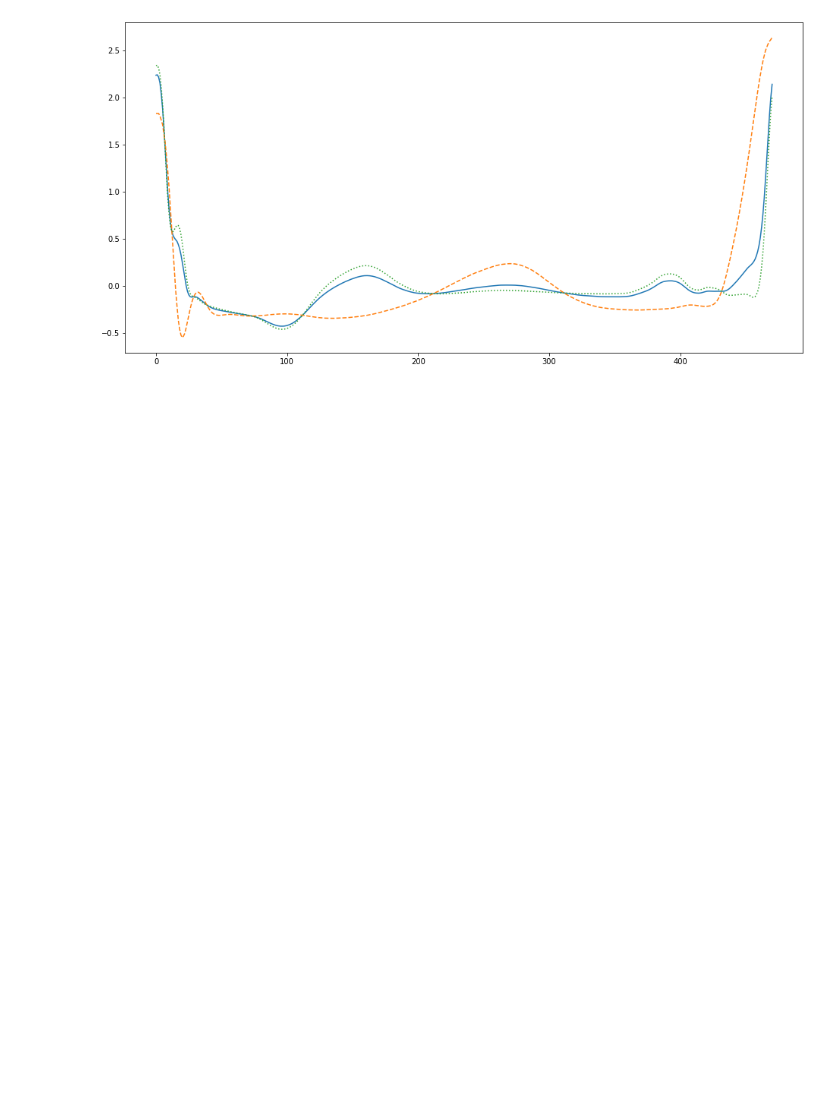
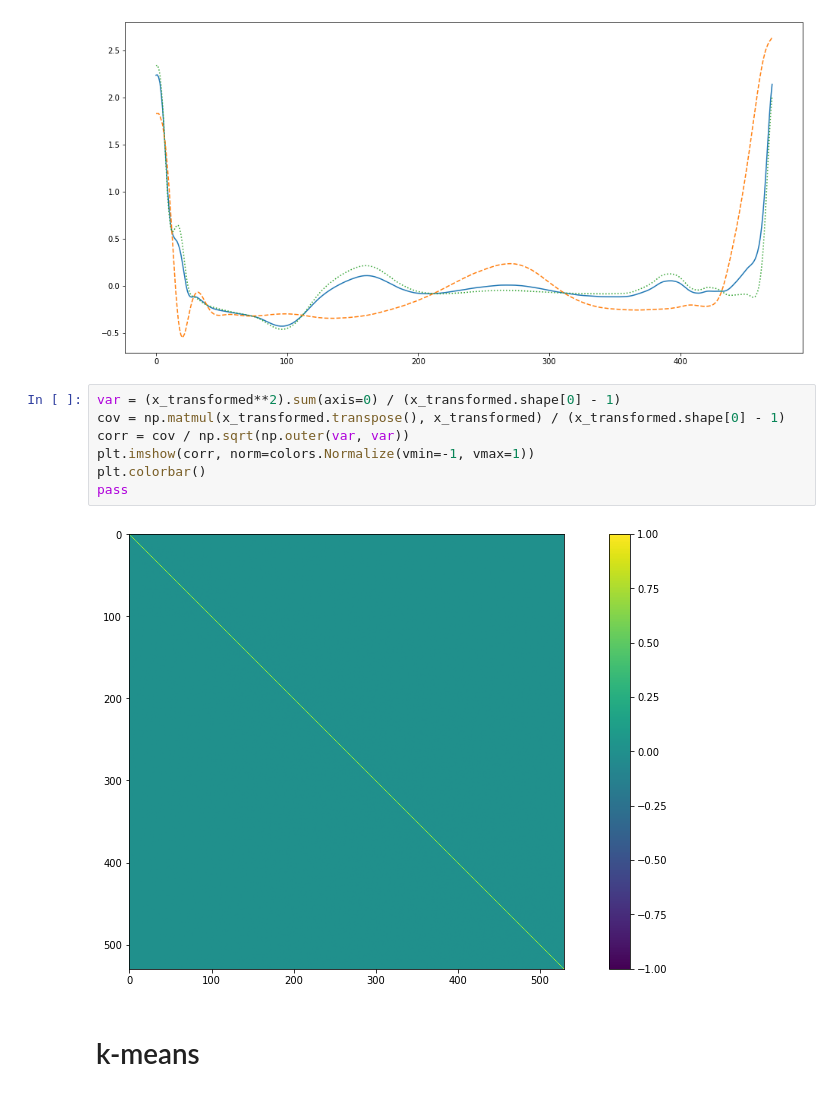
Before and after one commit to ArneKramerSunderbrink/functional_data_hmm, a Jupyter notebook: exploration.ipynb, the cells around one changed output. Cells and saved outputs as stored; diff of their text form; blank space fills up the shorter version.

```diff
--- a/exploration.ipynb
+++ b/exploration.ipynb
@@ -554,3 +569,14 @@ print(pca.explained_variance_ratio_[1])
 # %% [output]
 0.3600483616189371
 [figure]
+# %%
+var = (x_transformed**2).sum(axis=0) / (x_transformed.shape[0] - 1)
+cov = np.matmul(x_transformed.transpose(), x_transformed) / (x_transformed.shape[0] - 1)
+corr = cov / np.sqrt(np.outer(var, var))
+plt.imshow(corr, norm=colors.Normalize(vmin=-1, vmax=1))
+plt.colorbar()
+pass
+# %% [output]
+[figure, added]
+# %% [markdown]
+# k-means
```
Also changed, not shown: parts of 23 cells of this notebook.
